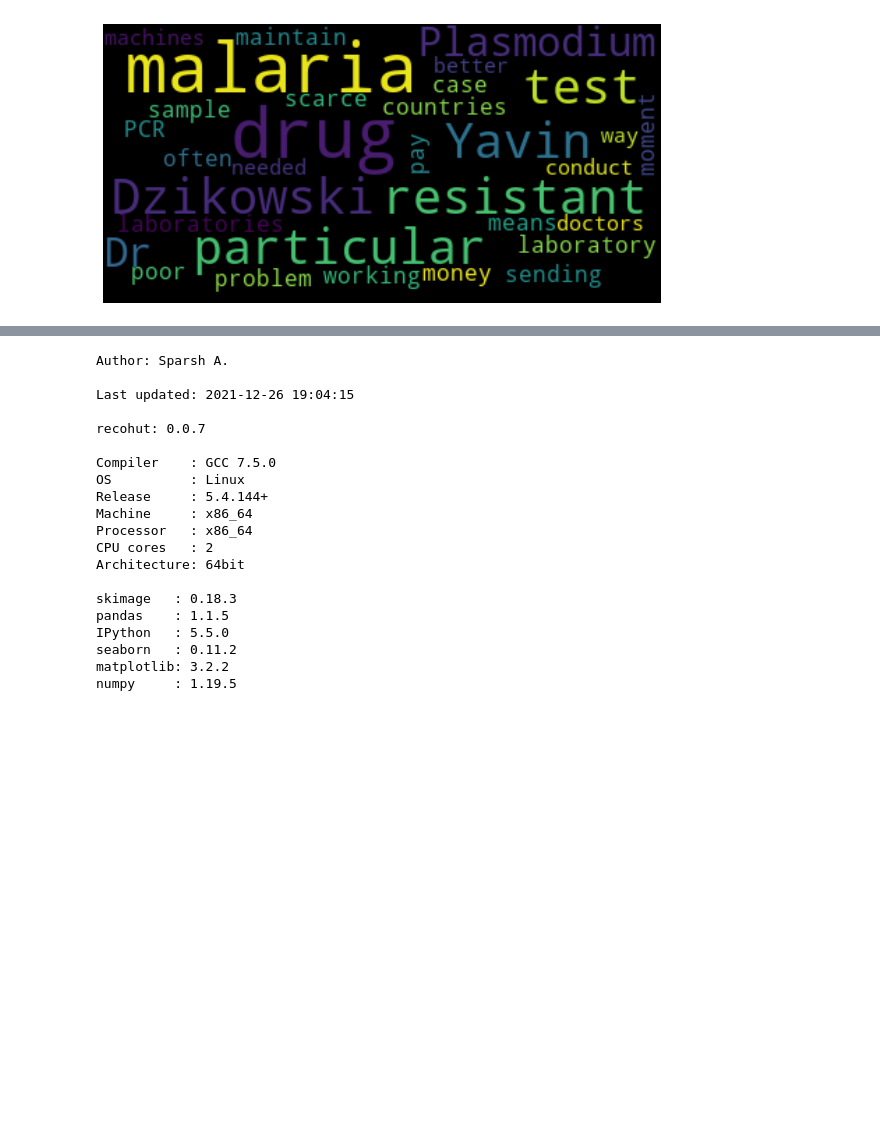
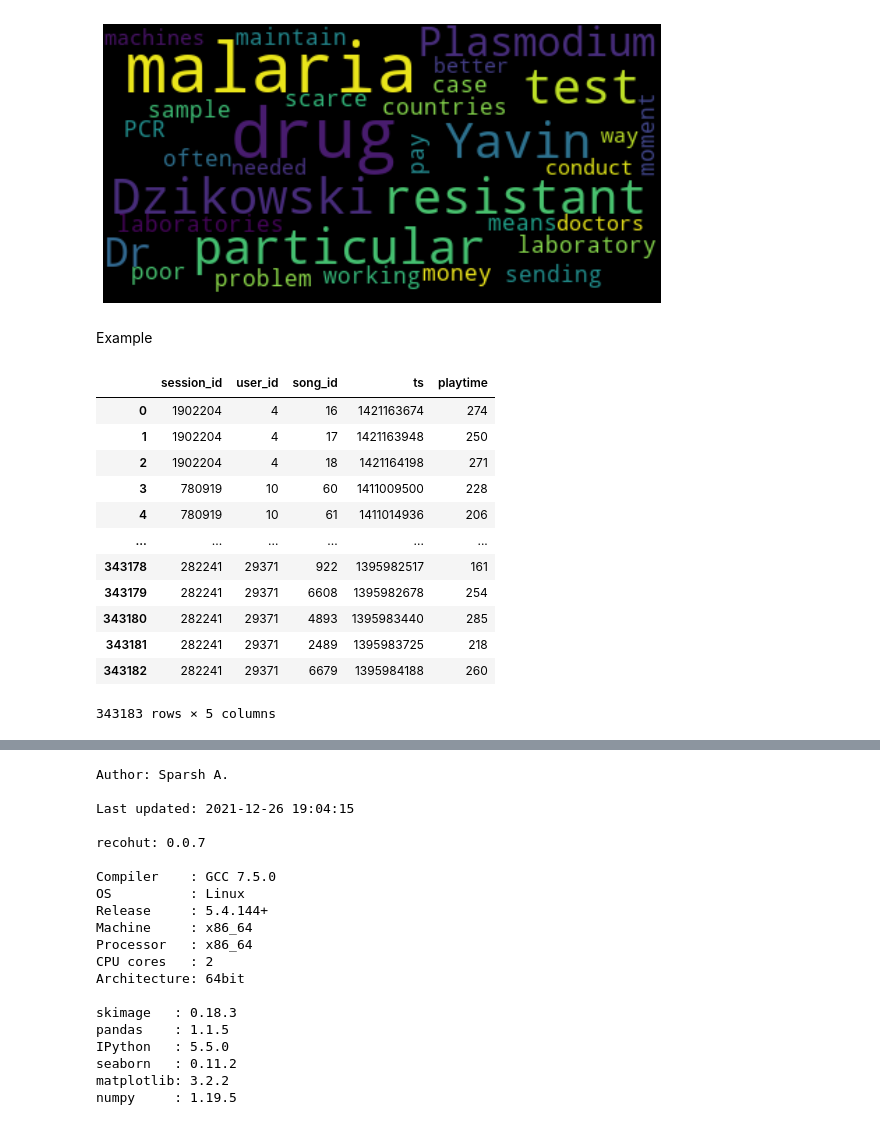
Before and after one commit to recohut/recohut, a Jupyter notebook: nbs/utils/utils.plots.ipynb, the cells around one changed output, grey strips where cells are left out. Drawn from its saved outputs; the diff is of its cells as text; code cells hidden in the pictures; blank space fills up the shorter version.

```diff
--- a/nbs/utils/utils.plots.ipynb
+++ b/nbs/utils/utils.plots.ipynb
@@ -511,0 +526,21 @@ get_wordcloud(text_str)
+# %% [markdown]
+Example
+# %%
+from recohut.utils.data import load_dataset
+
+df = load_dataset('music30_sample')
+df
+# %% [output]
+|  | session_id | user_id | song_id | ts | playtime |
+| 0 | 1902204 | 4 | 16 | 1421163674 | 274 |
+| 1 | 1902204 | 4 | 17 | 1421163948 | 250 |
+| 2 | 1902204 | 4 | 18 | 1421164198 | 271 |
+| 3 | 780919 | 10 | 60 | 1411009500 | 228 |
+| 4 | 780919 | 10 | 61 | 1411014936 | 206 |
+| ... | ... | ... | ... | ... | ... |
+| 343178 | 282241 | 29371 | 922 | 1395982517 | 161 |
+| 343179 | 282241 | 29371 | 6608 | 1395982678 | 254 |
+| 343180 | 282241 | 29371 | 4893 | 1395983440 | 285 |
+| 343181 | 282241 | 29371 | 2489 | 1395983725 | 218 |
+| 343182 | 282241 | 29371 | 6679 | 1395984188 | 260 |
+343183 rows × 5 columns
```
Also changed, not shown: parts of 2 cells of this notebook.
